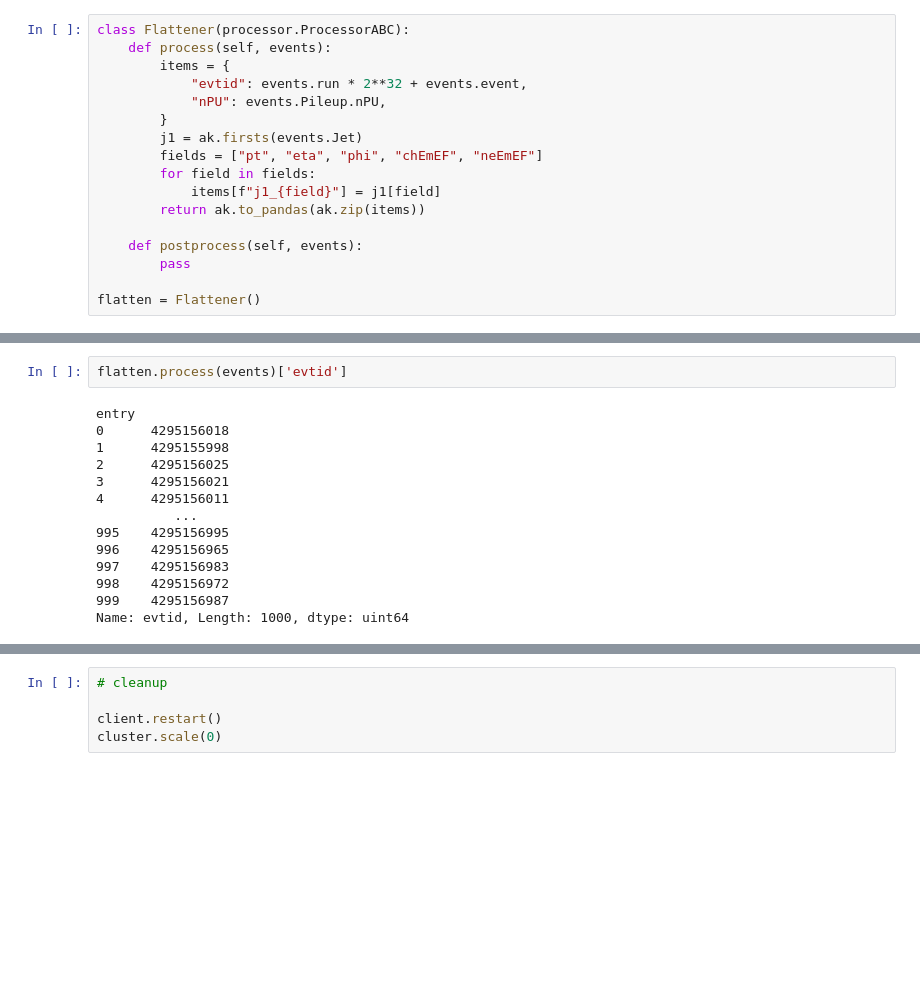
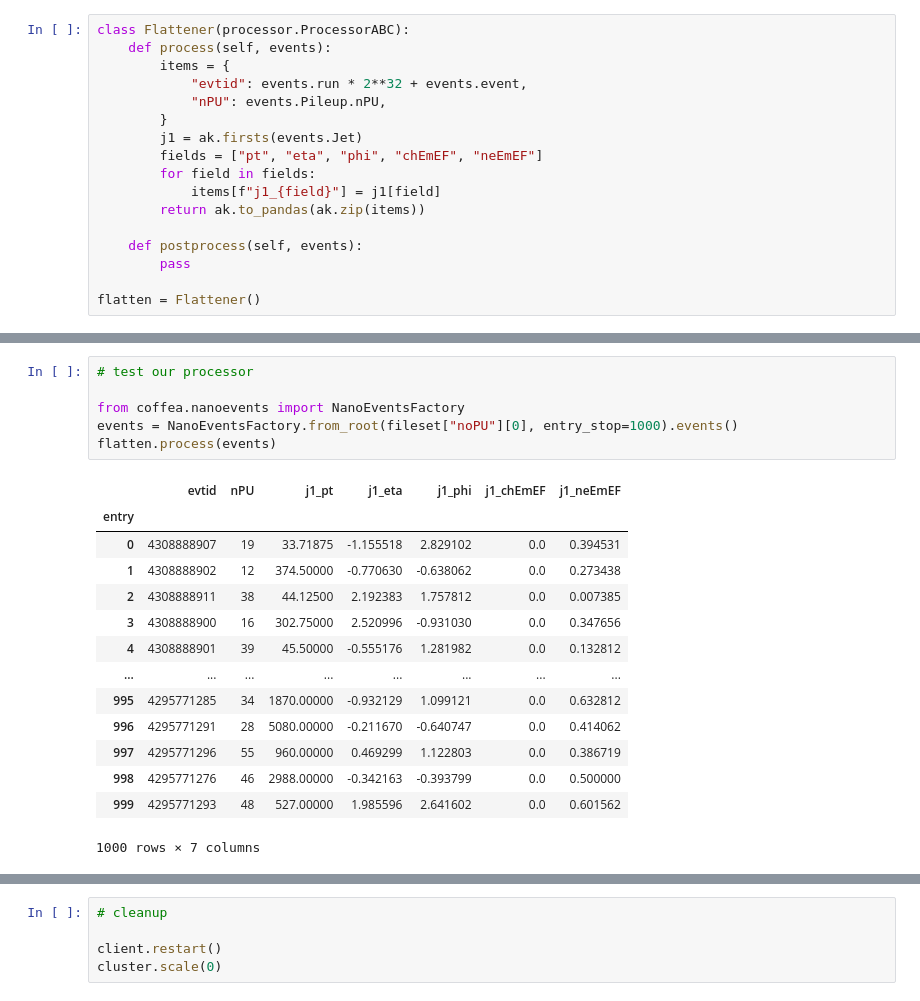
Before and after one commit to mdmorris/CoffeaJERC, a Jupyter notebook: coffea-dask-join.ipynb, the cells around one changed output, grey strips where cells are left out. Saved outputs shown, nothing was run; the diff lists cells and outputs as text; blank space fills up the shorter version.

```diff
--- a/coffea-dask-join.ipynb
+++ b/coffea-dask-join.ipynb
@@ -80,19 +59,24 @@ flatten.process(events)
 1000 rows × 7 columns
-# %%
-flatten.process(events)['evtid']
-# %% [output]
-entry
-0      4295156018
-1      4295155998
-2      4295156025
-3      4295156021
-4      4295156011
-          ...
-995    4295156995
-996    4295156965
-997    4295156983
-998    4295156972
-999    4295156987
-Name: evtid, Length: 1000, dtype: uint64
+# %%
+# test our processor
+
+from coffea.nanoevents import NanoEventsFactory
+events = NanoEventsFactory.from_root(fileset["noPU"][0], entry_stop=1000).events()
+flatten.process(events)
+# %% [output]
+|  | evtid | nPU | j1_pt | j1_eta | j1_phi | j1_chEmEF | j1_neEmEF |
+| entry |  |  |  |  |  |  |  |
+| 0 | 4308888907 | 19 | 33.71875 | -1.155518 | 2.829102 | 0.0 | 0.394531 |
+| 1 | 4308888902 | 12 | 374.50000 | -0.770630 | -0.638062 | 0.0 | 0.273438 |
+| 2 | 4308888911 | 38 | 44.12500 | 2.192383 | 1.757812 | 0.0 | 0.007385 |
+| 3 | 4308888900 | 16 | 302.75000 | 2.520996 | -0.931030 | 0.0 | 0.347656 |
+| 4 | 4308888901 | 39 | 45.50000 | -0.555176 | 1.281982 | 0.0 | 0.132812 |
+| ... | ... | ... | ... | ... | ... | ... | ... |
+| 995 | 4295771285 | 34 | 1870.00000 | -0.932129 | 1.099121 | 0.0 | 0.632812 |
+| 996 | 4295771291 | 28 | 5080.00000 | -0.211670 | -0.640747 | 0.0 | 0.414062 |
+| 997 | 4295771296 | 55 | 960.00000 | 0.469299 | 1.122803 | 0.0 | 0.386719 |
+| 998 | 4295771276 | 46 | 2988.00000 | -0.342163 | -0.393799 | 0.0 | 0.500000 |
+| 999 | 4295771293 | 48 | 527.00000 | 1.985596 | 2.641602 | 0.0 | 0.601562 |
+1000 rows × 7 columns
 # %%
 # make one distributed dataframe per dataset
```
Also changed, not shown: parts of 17 cells of this notebook.
